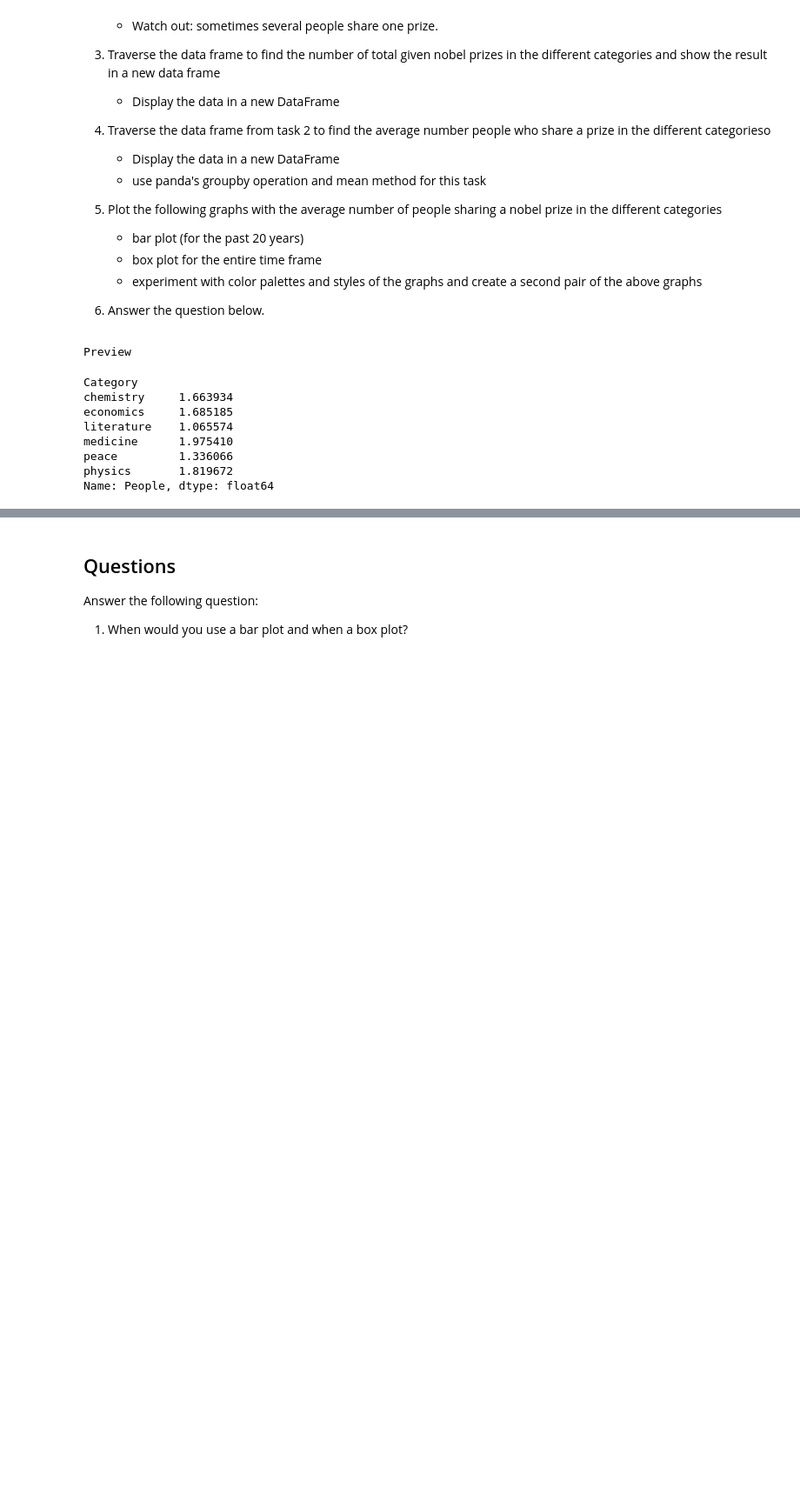
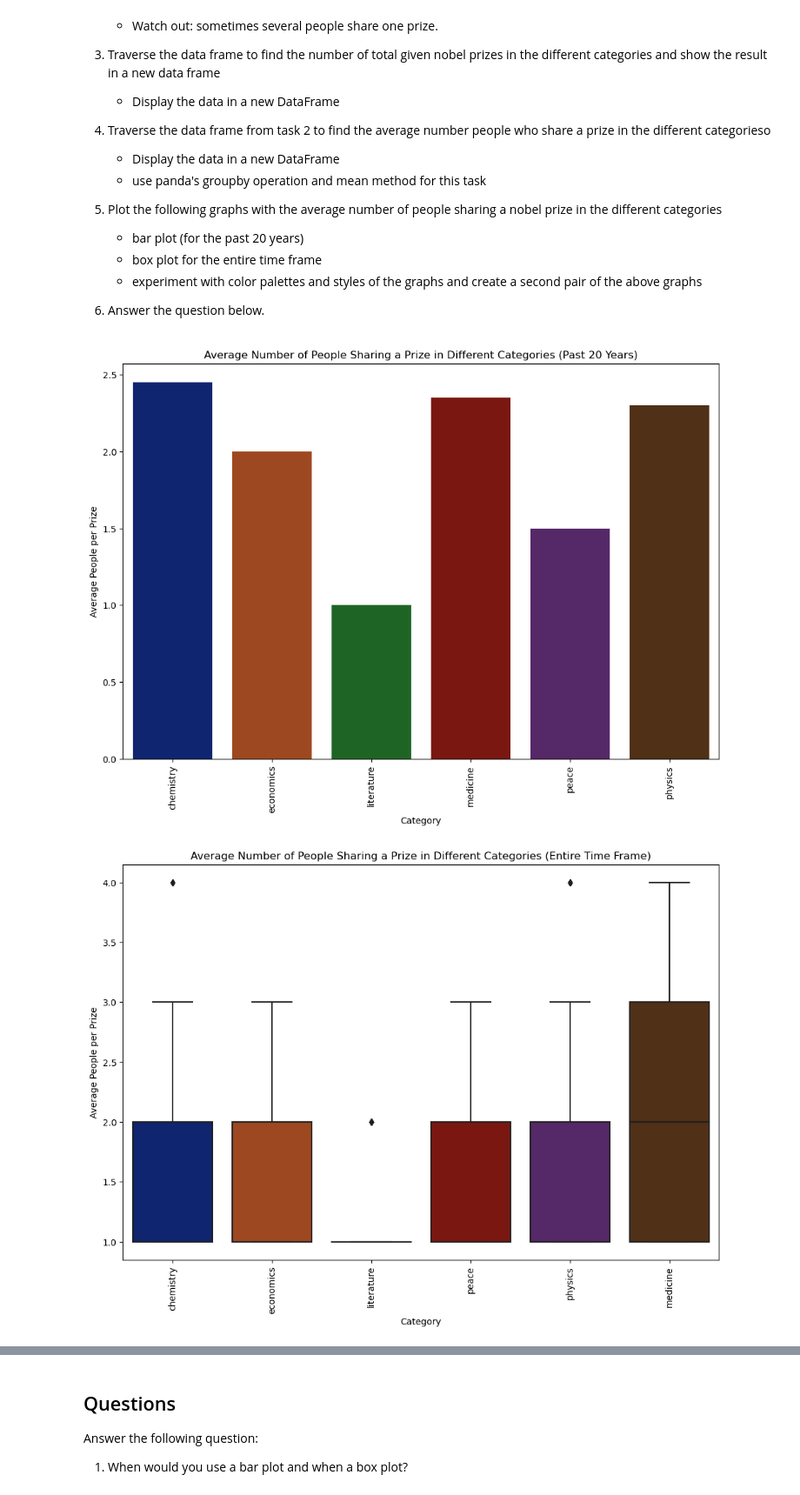
Before and after one commit to eriosta/analytics-viz, a Jupyter notebook: module4/lab4a.ipynb, the cells around one changed output, grey strips where cells are left out. Shown at 87% size. Drawn from its saved outputs; the diff is of its cells as text; code cells hidden in the pictures; blank space fills up the shorter version.

```diff
--- a/module4/lab4a.ipynb
+++ b/module4/lab4a.ipynb
@@ -47,41 +47,73 @@ import json
 import matplotlib.pyplot as plt
 import seaborn as sns
 
 #Starter Code
 f = open('prize.json', mode='r', encoding = 'utf-8-sig' )
 
 #loading the json file into a python dictionary
 j = json.load(f)
 
 # Flattening data nested in dictionary 'prizes'. The new dictionary is easier to handle
 new_j = pd.json_normalize(j['prizes'])
 
 #Creating a DataFrame from the data of the json file
 df = pd.DataFrame.from_dict(new_j)
 
 #Preparing a DataFrame I want to use for my data analysis
 final_dataframe = pd.DataFrame()
 #I need to list I build in a loop which I later add as a new column to my dataframe
 data = []
 
+first_laureate = {}
+
 #Extracting the needed data from the original DataFrame and the data to new DataFrame by traversing through the DataFrame line by line
 for index, rows in df.iterrows():
-    final_dataframe['Year'] = df['year']
+    final_dataframe['Year'] = df['year'].astype("int")
     final_dataframe['Category'] = df['category']
     laureates_per_price = rows['laureates'] # Extracting only the needed data from the nested dictionary, step 1
-    if type( laureates_per_price ) == list: # Making shure its a proper entry
+    if type( laureates_per_price ) == list: # Making sure its a proper entry
         first_laureate = laureates_per_price[0] # Extracting the data from the nested dictionary, step 2
     temp = int(first_laureate['share'])   # Extracting the data from the nested dictionary and making it integer value, step 3
     data.append(temp)     # Writing that new data point into a list which I later add as a new column to my new DataFrame
 
 #Continue here with your code
+final_dataframe['Share'] = data
+
+# Grouping the data by category and finding the total number of prizes in each category
+total_prizes_df = pd.DataFrame({'Total Prizes': final_dataframe.groupby(['Category'])['Share'].sum()})
+
+# Grouping the data by category and finding the average number of people sharing a prize in each category
+avg_people_per_prize_df = pd.DataFrame({'Average People per Prize': final_dataframe.groupby(['Category'])['Share'].mean()})
+
+# Plotting the bar plot of average number of people sharing a prize in each category for the past 20 years
+recent_20_years_avg = final_dataframe.query('Year >= 2003').groupby(['Category'])['Share'].mean()
+
+plt.figure(figsize=(12, 8))
+sns.barplot(x=recent_20_years_avg.index, y=recent_20_years_avg.values, palette='dark')
+plt.title("Average Number of People Sharing a Prize in Different Categories (Past 20 Years)")
+plt.xlabel("Category")
+plt.ylabel("Average People per Prize")
+plt.xticks(rotation=90)
+plt.show()
+
+# Plotting the box plot of average number of people sharing a prize in each category for the entire time frame
+plt.figure(figsize=(12, 8))
+sns.boxplot(x=final_dataframe['Category'], y=final_dataframe['Share'], palette='dark')
+plt.title("Average Number of People Sharing a Prize in Different Categories (Entire Time Frame)")
+plt.xlabel("Category")
+plt.ylabel("Average People per Prize")
+plt.xticks(rotation=90)
+plt.show()
+
+# Plotting the bar plot of average number of people sharing a prize in each category for the entire time frame with a different color palette and style
+plt.figure(figsize=(12, 8))
+sns.barplot(x=avg_people_per_prize_df.index, y=avg_people_per_prize_df['Average People per Prize'], palette='husl',
+            linewidth=2, edgecolor="gray")
+plt.title("Average Number of People Sharing a Prize in Different Categories (Entire Time Frame)")
+plt.xlabel("Category")
+plt.ylabel("Average People per Prize")
+plt.xticks(rotation=90)
+plt.show()
 # %% [output]
-Preview
-Category
-chemistry     1.663934
-economics     1.685185
-literature    1.065574
-medicine      1.975410
-peace         1.336066
-physics       1.819672
-Name: People, dtype: float64
+[figure, added]
+[figure, added]
```
Also changed, not shown: parts of 5 cells of this notebook, 1 other file.
